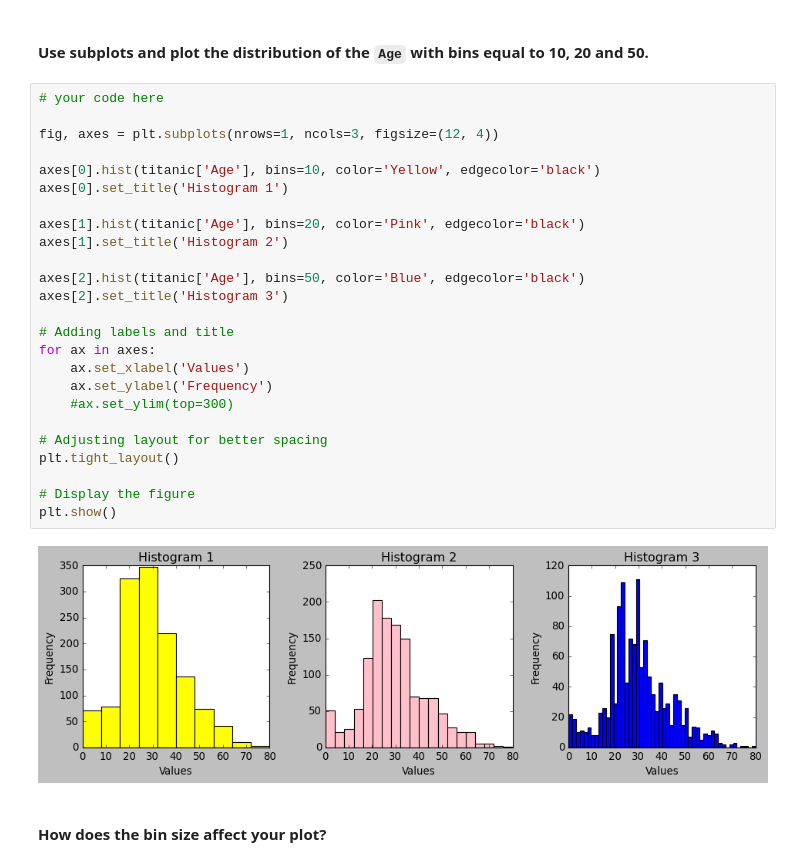
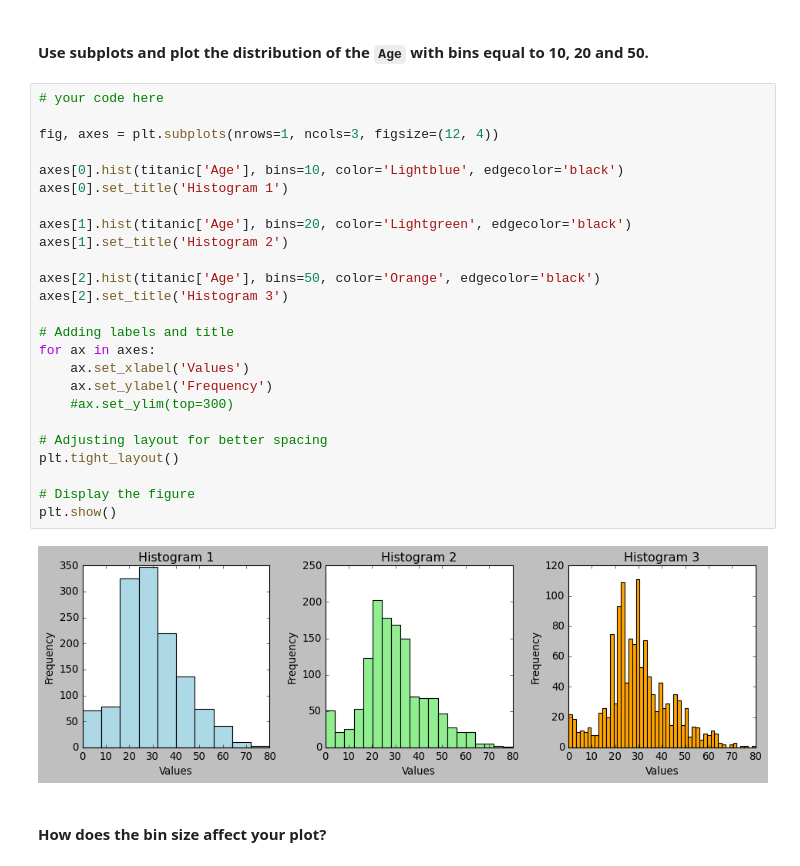
Before and after one commit to Kristinawk/dataptmad0924_labs, a Jupyter notebook: module-2/matplotlib-seaborn/your-code/main.ipynb, the cells around one changed output. Cells and saved outputs as stored; diff of their text form.

```diff
--- a/module-2/matplotlib-seaborn/your-code/main.ipynb
+++ b/module-2/matplotlib-seaborn/your-code/main.ipynb
@@ -376,29 +376,29 @@ plt.show()
 # %%
 # your code here
 
 fig, axes = plt.subplots(nrows=1, ncols=3, figsize=(12, 4))
 
-axes[0].hist(titanic['Age'], bins=10, color='Yellow', edgecolor='black')
+axes[0].hist(titanic['Age'], bins=10, color='Lightblue', edgecolor='black')
 axes[0].set_title('Histogram 1')
 
-axes[1].hist(titanic['Age'], bins=20, color='Pink', edgecolor='black')
+axes[1].hist(titanic['Age'], bins=20, color='Lightgreen', edgecolor='black')
 axes[1].set_title('Histogram 2')
 
-axes[2].hist(titanic['Age'], bins=50, color='Blue', edgecolor='black')
+axes[2].hist(titanic['Age'], bins=50, color='Orange', edgecolor='black')
 axes[2].set_title('Histogram 3')
 
 # Adding labels and title
 for ax in axes:
     ax.set_xlabel('Values')
     ax.set_ylabel('Frequency')
     #ax.set_ylim(top=300)
 
 # Adjusting layout for better spacing
 plt.tight_layout()
 
 # Display the figure
 plt.show()
 # %% [output]
-[figure, old version]
+[figure, new version]
 # %% [markdown]
 #### How does the bin size affect your plot?
```
Also changed, not shown: parts of 17 cells of this notebook.
